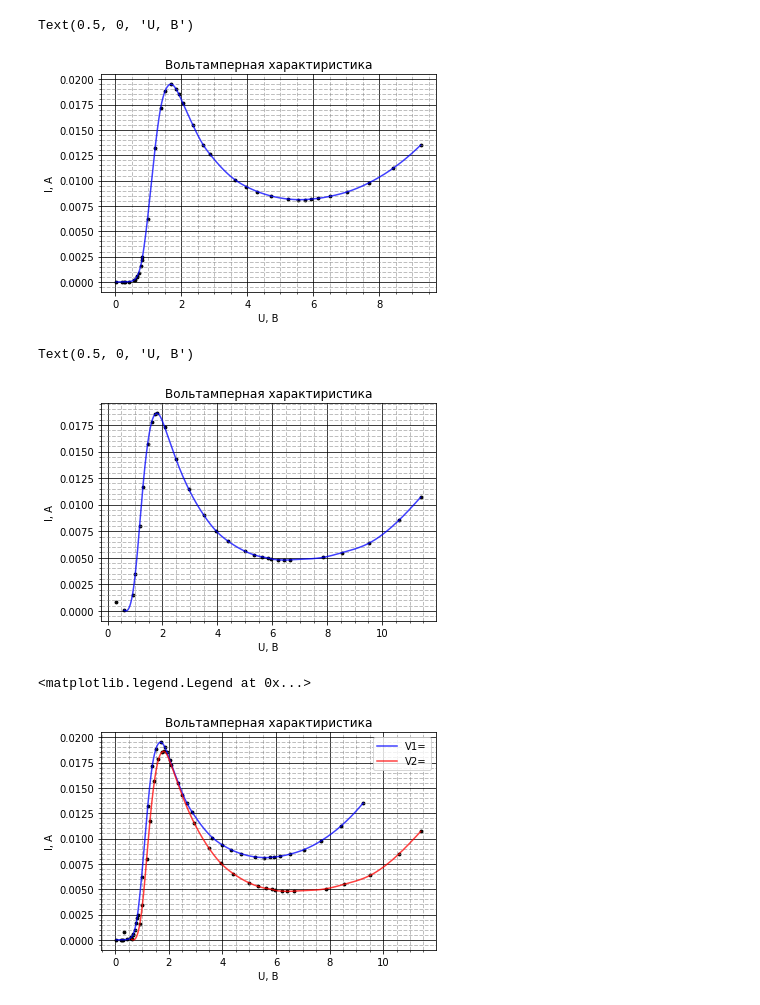
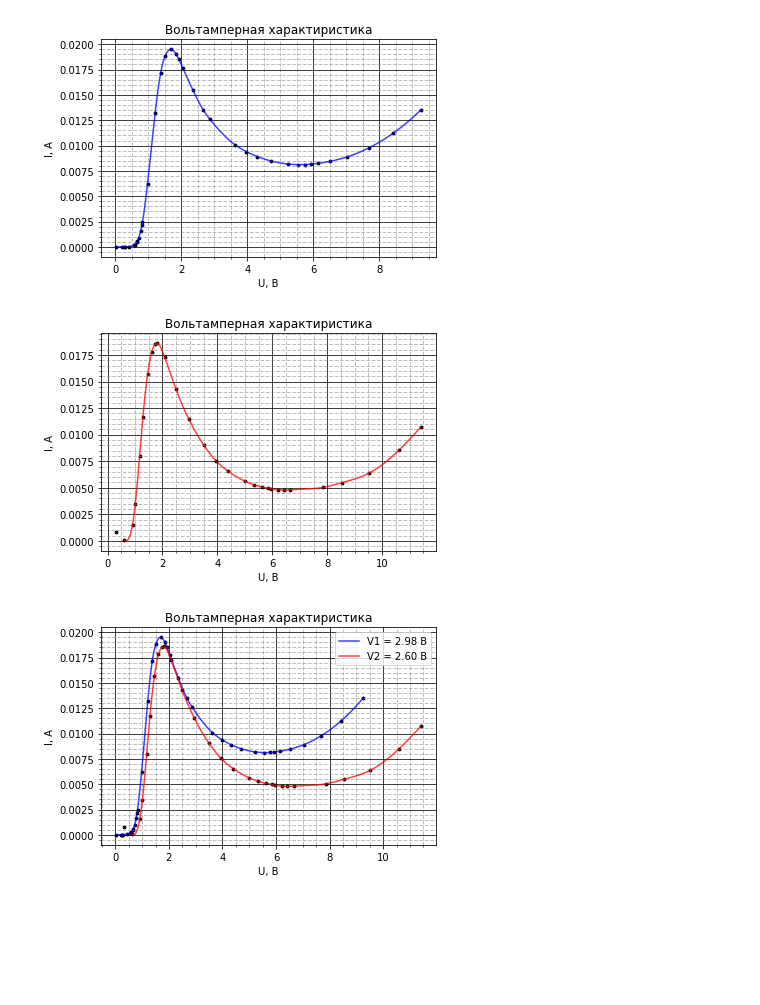
Before and after one commit to pavel-collab/MIPT_Labs, a Jupyter notebook: 5.1.3/python/5_1_3.ipynb, the cells around one changed output. Saved outputs shown, nothing was run; the diff lists cells and outputs as text; code cells hidden in the pictures; blank space fills up the shorter version.

```diff
--- a/5.1.3/python/5_1_3.ipynb
+++ b/5.1.3/python/5_1_3.ipynb
@@ -30,5 +22,5 @@ Successfully installed odfpy-1.4.1
 # %%
-fd1 = pd.read_excel("./data/data1.ods")
+fd1 = pd.read_excel("../data/data1.ods")
 
 Uc1 = np.array(fd1['Uc'])         # ускоряющая разность потенциалов
 Ia1 = np.array(fd1['Ui']) / 10000 # ток анода (напряжение анода, деленное на 10 кОм)
@@ -53,51 +45,49 @@ plt.xlabel('U, В')
 #     size = 8,
 #     bbox=dict(facecolor='white', edgecolor='black', pad=10.0))
 
-# fig1.savefig("../images/graph1.pdf")
+fig1.savefig("../images/graph1.pdf")
 # %% [output]
-Text(0.5, 0, 'U, В')
 [figure]
 # %%
-fd2 = pd.read_excel("./data/data2.ods")
+fd2 = pd.read_excel("../data/data2.ods")
 
 Uc2 = np.array(fd2['Uc'])         # ускоряющая разность потенциалов
 Ia2 = np.array(fd2['Ui']) / 10000 # ток анода (напряжение анода, деленное на 10 кОм)
 
 # отбросим первую точку
 Uc2 = Uc2[1:]
 Ia2 = Ia2[1:]
 
 fig2, ax2 = PythonGraphMod.CreateSimpleGraph()
 
 U_dence2, I_dence2 = PythonGraphMod.InterpolateSet(Uc2, Ia2, 'cubic', Uc2[0], Uc2[-1])
 
 ax2.scatter(Uc2, Ia2, color='black', marker='o', s=8, alpha=1)
-ax2.plot(U_dence2, I_dence2, color='blue', alpha=0.75, lw=1.5, ls='-')
+ax2.plot(U_dence2, I_dence2, color='red', alpha=0.75, lw=1.5, ls='-')
 
 # сетка
 ax2.minorticks_on()
 ax2.grid(which = 'major', color = 'black', linewidth = 1, linestyle = '-', alpha = 0.75)
 ax2.grid(which = 'minor', color = 'grey', linewidth = 1, linestyle = '--', alpha = 0.5)
 
 # # оформление
 plt.title('Вольтамперная характиристика')
 plt.ylabel('I, А')
 plt.xlabel('U, В')
 # ax1.text(5, 350, r'$\Delta V \approx 17.6 \pm 0.02$ В',
 #     size = 8,
 #     bbox=dict(facecolor='white', edgecolor='black', pad=10.0))
 
-# fig1.savefig("../images/graph1.pdf")
+fig1.savefig("../images/graph2.pdf")
 # %% [output]
-Text(0.5, 0, 'U, В')
-[figure, old version]
+[figure, new version]
 # %%
 fig3, ax3 = PythonGraphMod.CreateSimpleGraph()
 
 ax3.scatter(Uc1, Ia1, color='black', marker='o', s=8, alpha=1)
-ax3.plot(U_dence1, I_dence1, color='blue', alpha=0.75, lw=1.5, ls='-', label='V1=')
+ax3.plot(U_dence1, I_dence1, color='blue', alpha=0.75, lw=1.5, ls='-', label='V1 = 2.98 В')
 ax3.scatter(Uc2, Ia2, color='black', marker='o', s=8, alpha=1)
-ax3.plot(U_dence2, I_dence2, color='red', alpha=0.75, lw=1.5, ls='-', label='V2=')
+ax3.plot(U_dence2, I_dence2, color='red', alpha=0.75, lw=1.5, ls='-', label='V2 = 2.60 В')
 
 # сетка
 ax3.minorticks_on()
@@ -113,7 +103,6 @@ plt.legend()
 #     size = 8,
 #     bbox=dict(facecolor='white', edgecolor='black', pad=10.0))
 
-# fig1.savefig("../images/graph1.pdf")
+fig1.savefig("../images/graph3.pdf")
 # %% [output]
-<matplotlib.legend.Legend at 0x...>
-[figure, old version]
+[figure, new version]
```
Also changed, not shown: parts of 1 cell of this notebook, 11 other files.
